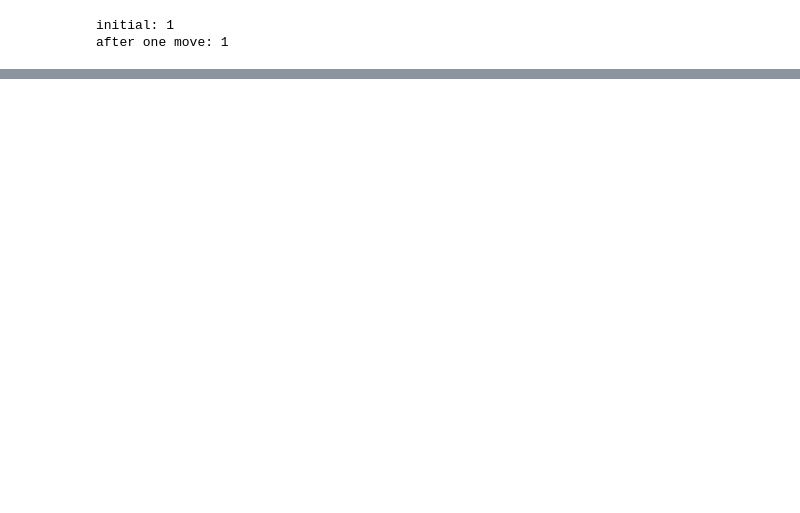
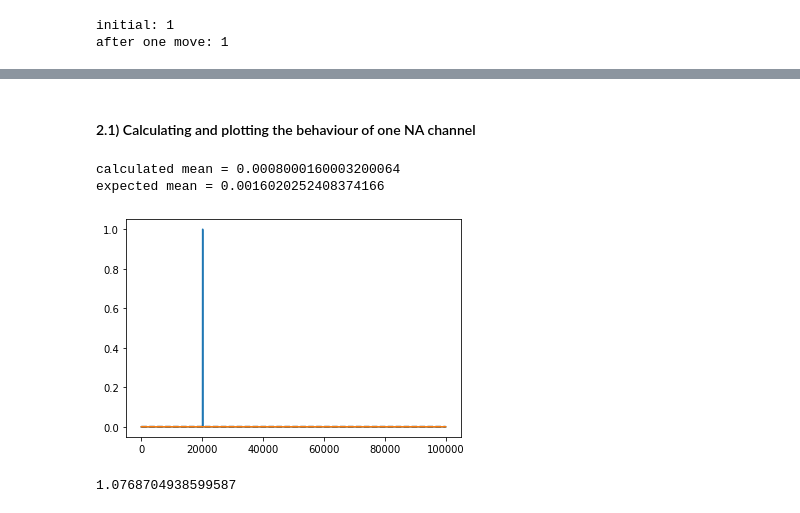
Before and after one commit to ahmedtarek-/MNS_CP_2022, a Jupyter notebook: stochastic_channel/Stochastic.ipynb, the cells around one changed output, grey strips where cells are left out. Drawn from its saved outputs; the diff is of its cells as text; code cells hidden in the pictures; blank space fills up the shorter version.

```diff
--- a/stochastic_channel/Stochastic.ipynb
+++ b/stochastic_channel/Stochastic.ipynb
@@ -160,0 +407,69 @@ plt.show()
+# %% [markdown]
+#### 2.1) Calculating and plotting the behaviour of one NA channel
+# %%
+t_max   = 20      # 20 mS
+delta_t = 0.001
+channel = StochasticNAChannel(initial_state=1, voltage=-100)
+output_i = channel.go_stochastic(t_max=20, delta_t=delta_t)
+
+channel = StochasticNAChannel(initial_state=1, voltage=10)
+output_ii = channel.go_stochastic(t_max=60, delta_t=delta_t)
+
+channel = StochasticNAChannel(initial_state=1, voltage=-100)
+output_iii = channel.go_stochastic(t_max=20, delta_t=delta_t)
+
+outputs = output_i + output_ii + output_iii
+
+def alpha_m(voltage):
+  alpha = (0.1* (voltage +  40)) / (1 - np.exp(-0.1 * (voltage + 40) ))
+  # print("Alpha: {}".format(alpha))
+  return alpha
+
+def beta_m(voltage):
+  beta = 4 * np.exp(-0.0556 * (voltage + 65) )
+  # print("Beta: {}".format(beta))
+  return beta
+
+def alpha_h(voltage):
+  alpha = 0.07*np.exp(-0.05 * (voltage + 65))
+  # print("Alpha: {}".format(alpha))
+  return alpha
+
+def beta_h(voltage):
+  beta = 1 / (1 + np.exp(-0.1 * (voltage + 35) ))
+  # print("Beta: {}".format(beta))
+  return beta
+
+def m_inf(voltage):
+  m_inf = alpha_m(voltage) / (alpha_m(voltage) + beta_m(voltage))
+  return m_inf
+
+def tao_m(voltage):
+  return 1 / (alpha_m(voltage) + beta_m(voltage))
+
+def h_inf(voltage):
+  h_inf = alpha_h(voltage) / (alpha_h(voltage) + beta_h(voltage))
+  return h_inf
+
+def tao_h(voltage):
+  return 1 / (alpha_h(voltage) + beta_h(voltage))
+
+expected_mean=[m_inf(10)**3*h_inf(10) for x in range(100000)]
+mean=np.mean(outputs)
+mean_calculated=[mean for x in range(100000)]
+print(f'calculated mean = {mean}')
+print(f'expected mean = {expected_mean[0]}')
+
+#I think the difference in means is quite large but then again I am not sure as it changes every time
+#sometimes we have good numbers and other times our prediction is larger than the expected one
+plt.plot(outputs)
+plt.plot(expected_mean, ls='--', c='k')
+plt.plot(mean_calculated)
+#plt.plot(tao_h)
+plt.show()
+print(tao_h(-10))
+# %% [output]
+calculated mean = 0.0008000160003200064
+expected mean = 0.0016020252408374166
+[figure, added]
+1.0768704938599587
```
Also changed, not shown: parts of 14 cells of this notebook.
